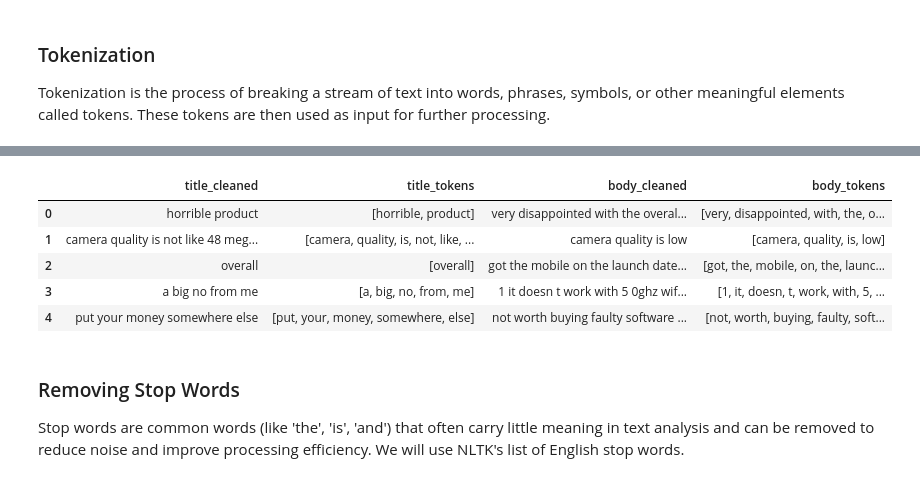
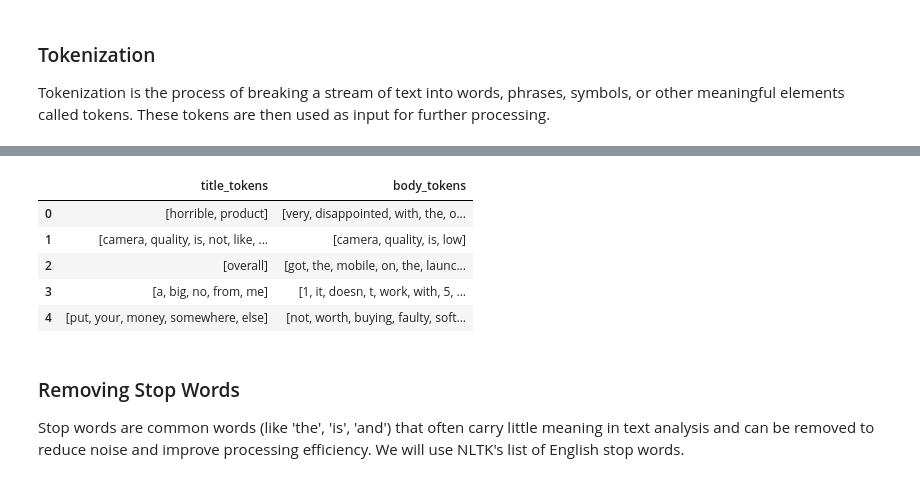
Before and after one commit to Pratikgharge25/NLP-Sentiment-Analysis, a Jupyter notebook: EDA.ipynb, the cells around one changed output, grey strips where cells are left out. Cells and saved outputs as stored; diff of their text form; code cells hidden in the pictures.

```diff
--- a/EDA.ipynb
+++ b/EDA.ipynb
@@ -464,12 +464,13 @@ Tokenization is the process of breaking a stream of text into words, phrases, sy
 # %%
 import nltk
 from nltk.tokenize import word_tokenize
+
 nltk.download('punkt')
-nltk.download('punkt_tab') # Download 'punkt_tab' resource
 
-# Apply tokenization to cleaned text
+# Tokenization
 df_processed['title_tokens'] = df_processed['title_cleaned'].apply(word_tokenize)
 df_processed['body_tokens'] = df_processed['body_cleaned'].apply(word_tokenize)
 
-display(df_processed[['title_cleaned', 'title_tokens', 'body_cleaned', 'body_tokens']].head())
+# Display sample tokens
+display(df_processed[['title_tokens', 'body_tokens']].head())
 # %% [output]
@@ -482,9 +480,9 @@ display(df_processed[['title_cleaned', 'title_tokens', 'body_cleaned', 'body_tok
-|  | title_cleaned | title_tokens | body_cleaned | body_tokens |
-| 0 | horrible product | [horrible, product] | very disappointed with the overal... | [very, disappointed, with, the, o... |
-| 1 | camera quality is not like 48 meg... | [camera, quality, is, not, like, ... | camera quality is low | [camera, quality, is, low] |
-| 2 | overall | [overall] | got the mobile on the launch date... | [got, the, mobile, on, the, launc... |
-| 3 | a big no from me | [a, big, no, from, me] | 1 it doesn t work with 5 0ghz wif... | [1, it, doesn, t, work, with, 5, ... |
-| 4 | put your money somewhere else | [put, your, money, somewhere, else] | not worth buying faulty software ... | [not, worth, buying, faulty, soft... |
+|  | title_tokens | body_tokens |
+| 0 | [horrible, product] | [very, disappointed, with, the, o... |
+| 1 | [camera, quality, is, not, like, ... | [camera, quality, is, low] |
+| 2 | [overall] | [got, the, mobile, on, the, launc... |
+| 3 | [a, big, no, from, me] | [1, it, doesn, t, work, with, 5, ... |
+| 4 | [put, your, money, somewhere, else] | [not, worth, buying, faulty, soft... |
 # %% [markdown]
 ### Removing Stop Words
 
```
Also changed, not shown: parts of 31 cells of this notebook.
